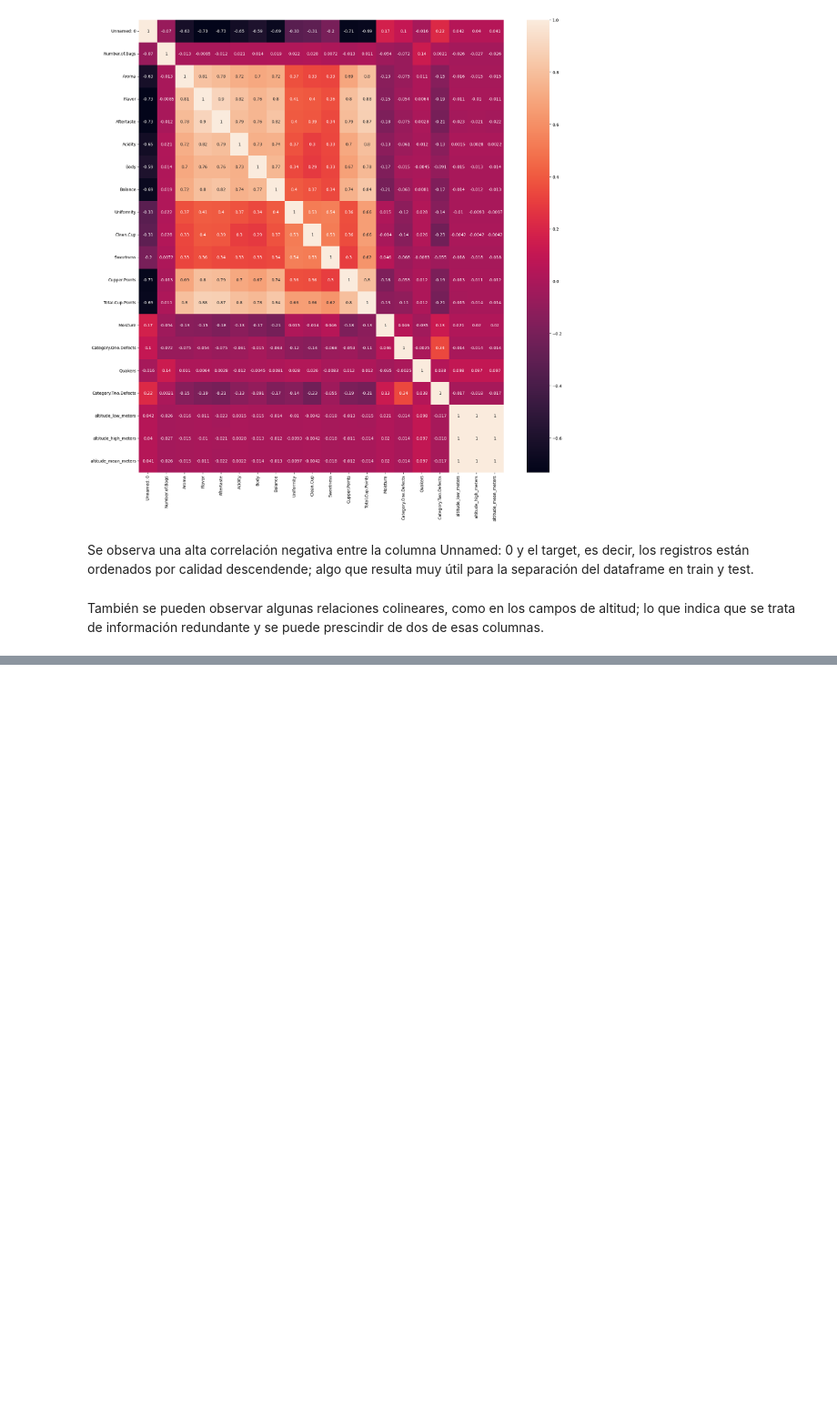
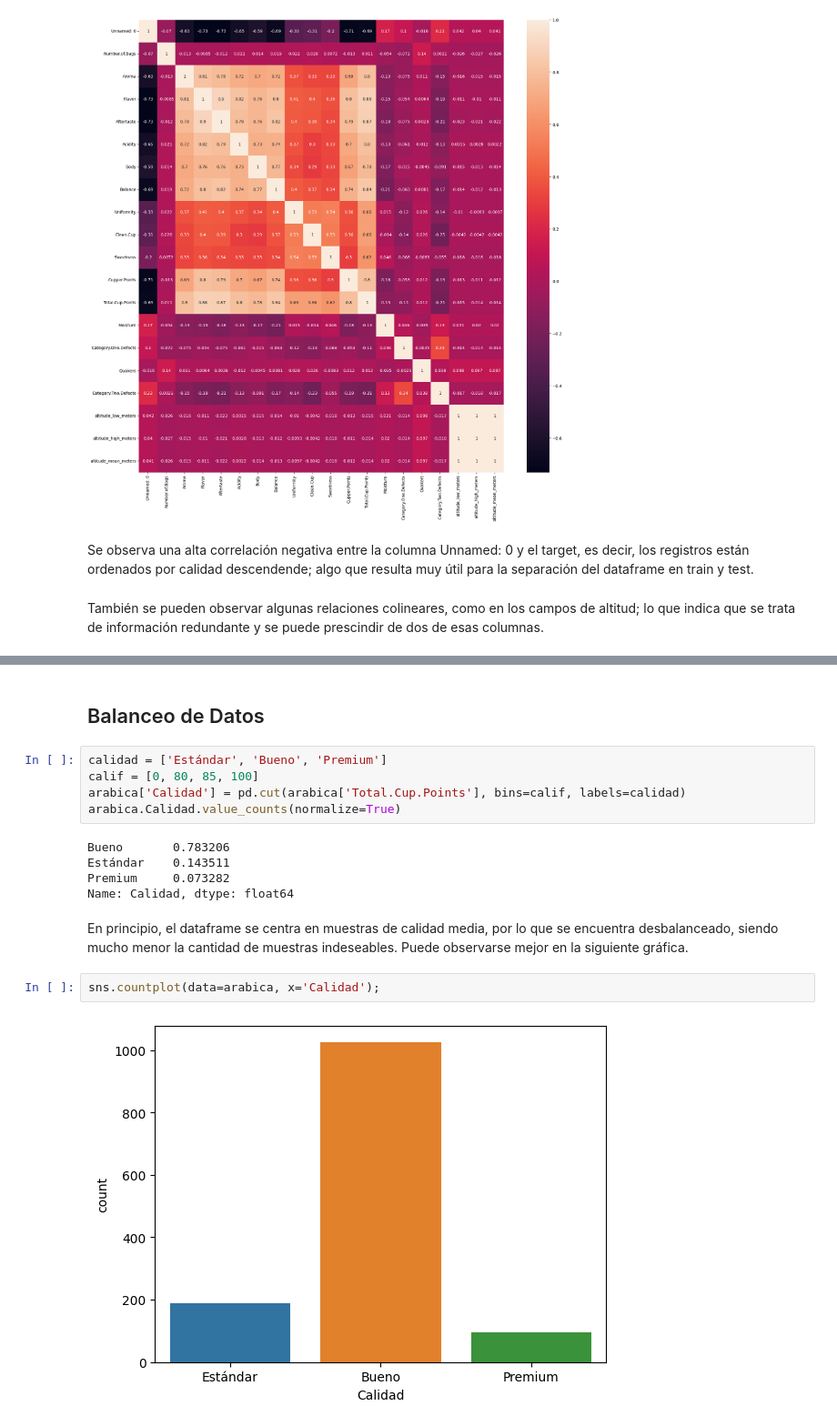
Before and after one commit to GiamoSalerno/Calidad_del_Cafe_ML, a Jupyter notebook: notebooks/01_EDA.ipynb, the cells around one changed output, grey strips where cells are left out. Shown at 91% size. Saved outputs shown, nothing was run; the diff lists cells and outputs as text; blank space fills up the shorter version.

```diff
--- a/notebooks/01_EDA.ipynb
+++ b/notebooks/01_EDA.ipynb
@@ -117,0 +133,18 @@ También se pueden observar algunas relaciones colineares, como en los campos de
+# %% [markdown]
+## Balanceo de Datos
+# %%
+calidad = ['Estándar', 'Bueno', 'Premium']
+calif = [0, 80, 85, 100]
+arabica['Calidad'] = pd.cut(arabica['Total.Cup.Points'], bins=calif, labels=calidad)
+arabica.Calidad.value_counts(normalize=True)
+# %% [output]
+Bueno       0.783206
+Estándar    0.143511
+Premium     0.073282
+Name: Calidad, dtype: float64
+# %% [markdown]
+En principio, el dataframe se centra en muestras de calidad media, por lo que se encuentra desbalanceado, siendo mucho menor la cantidad de muestras indeseables. Puede observarse mejor en la siguiente gráfica.
+# %%
+sns.countplot(data=arabica, x='Calidad');
+# %% [output]
+[figure, added]
```
Also changed, not shown: parts of 10 cells of this notebook, 4 other files.
